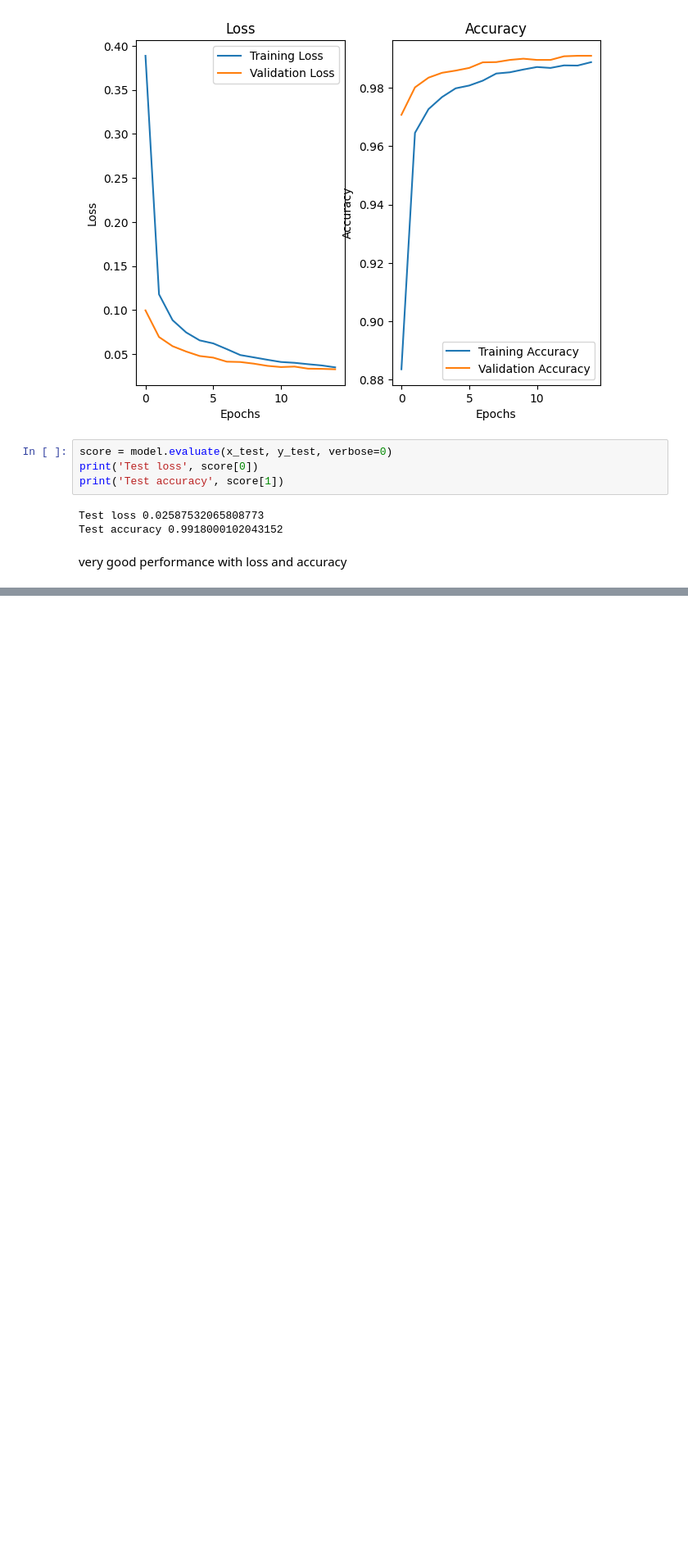
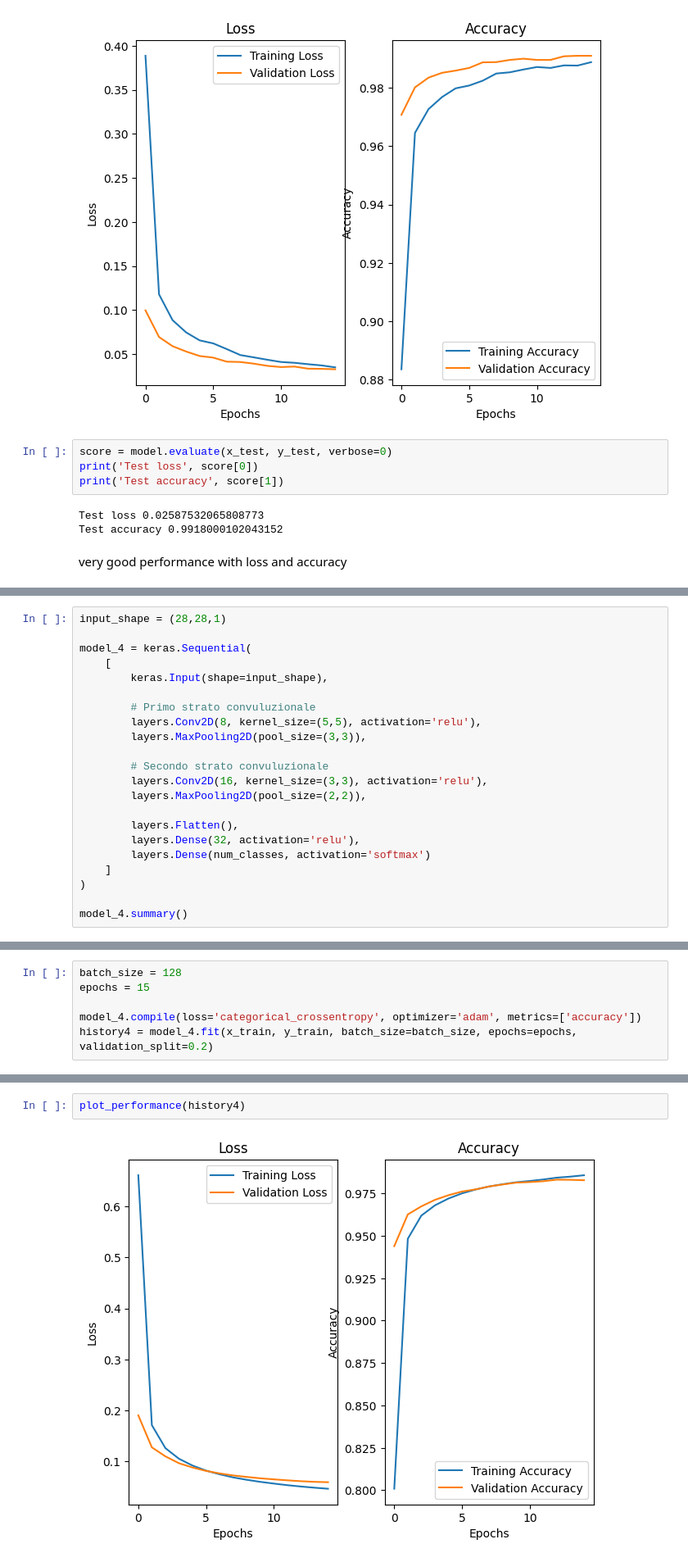
Before and after one commit to LucaPerf/Assignement-Advanced-ML, a Jupyter notebook: Assignment_3/Assignment_Perfetti.ipynb, the cells around one changed output, grey strips where cells are left out. Shown at 82% size. Cells and saved outputs as stored; diff of their text form; blank space fills up the shorter version.

```diff
--- a/Assignment_3/Assignment_Perfetti.ipynb
+++ b/Assignment_3/Assignment_Perfetti.ipynb
@@ -192,0 +427,22 @@ Test accuracy 0.18889999389648438
+# %%
+input_shape = (28,28,1)
+
+model_4 = keras.Sequential(
+    [
+        keras.Input(shape=input_shape),
+
+        # Primo strato convuluzionale
+        layers.Conv2D(8, kernel_size=(5,5), activation='relu'),
+        layers.MaxPooling2D(pool_size=(3,3)),
+
+        # Secondo strato convuluzionale
+        layers.Conv2D(16, kernel_size=(3,3), activation='relu'),
+        layers.MaxPooling2D(pool_size=(2,2)),
+
+        layers.Flatten(),
+        layers.Dense(32, activation='relu'),
+        layers.Dense(num_classes, activation='softmax')
+    ]
+)
+
+model_4.summary()
@@ -192,0 +471,6 @@ Test accuracy 0.18889999389648438
+# %%
+batch_size = 128
+epochs = 15
+
+model_4.compile(loss='categorical_crossentropy', optimizer='adam', metrics=['accuracy'])
+history4 = model_4.fit(x_train, y_train, batch_size=batch_size, epochs=epochs, validation_split=0.2)
@@ -192,0 +495,4 @@ Test accuracy 0.18889999389648438
+# %%
+plot_performance(history4)
+# %% [output]
+[figure, added]
```
Also changed, not shown: parts of 28 cells of this notebook.
